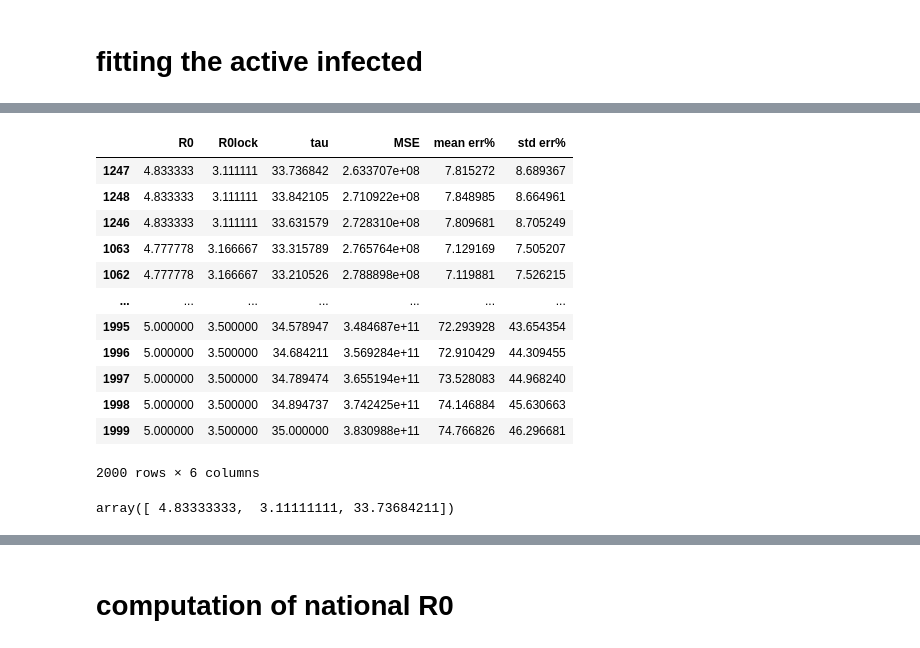
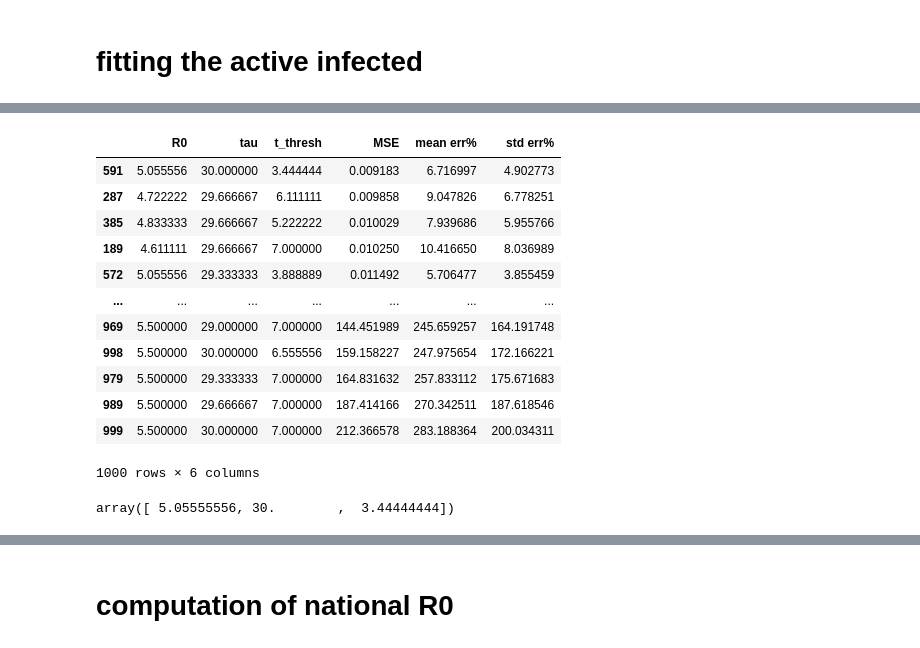
Before and after one commit to apalladi/datascienceprojects, a Jupyter notebook: covid19/main-code.ipynb, the cells around one changed output, grey strips where cells are left out. Cells and saved outputs as stored; diff of their text form; code cells hidden in the pictures.

```diff
--- a/covid19/main-code.ipynb
+++ b/covid19/main-code.ipynb
@@ -115,13 +131,13 @@ def SIR(N,beta,gamma,I0=1,R0=0,t=np.arange(0,365)):
 ### definition of SIR 2.0
 # %%
 # The SIR model differential equations.
-def deriv_SIR_2(y, t, N, beta1,gamma,beta2,tau=10**6):
+def deriv_SIR_2(y, t, N, beta1,gamma,tau=10**6,t_thresh=14):
     S,I,R = y
 
-    if t<=14:      # il lockdown nazionale inizia al 14° giorno
+    if t<=t_thresh:      # il lockdown nazionale inizia al 14° giorno
         B=beta1
     else:
-        B=beta2*np.exp(-(t-14)/tau)
+        B=beta1*np.exp(-(t-t_thresh)/tau)
 
     dSdt = -(B*I/N)*S
     dIdt = (B*S/N)*I - gamma*I
@@ -130,7 +146,7 @@ def deriv_SIR_2(y, t, N, beta1,gamma,beta2,tau=10**6):
     return dSdt, dIdt, dRdt
 
 
-def SIR_2(N,beta1,gamma,beta2,tau=10**6,I0=1,R0=0,t=np.arange(0,365)):
+def SIR_2(N,beta1,gamma,tau=10**6,t_thresh=14,I0=1,R0=0,t=np.arange(0,365)):
     # Definition of the initial conditions
     # I0 and R0 denotes the number of initial infected people (I0)
     # and the number of people that recovered and are immunized (R0)
@@ -143,7 +159,7 @@ def SIR_2(N,beta1,gamma,beta2,tau=10**6,I0=1,R0=0,t=np.arange(0,365)):
     y0 = S0, I0, R0
 
     # Integrate the SIR equations over the time grid, t.
-    ret = odeint(deriv_SIR_2, y0, t, args=(N,beta1,gamma,beta2,tau))
+    ret = odeint(deriv_SIR_2, y0, t, args=(N,beta1,gamma,tau,t_thresh))
     S, I, R = np.transpose(ret)
 
     return (t,S,I,R)
@@ -152,14 +168,14 @@ def SIR_2(N,beta1,gamma,beta2,tau=10**6,I0=1,R0=0,t=np.arange(0,365)):
 # %%
 # 3 parameter fit for the active infected
 
-def optimizer_adv(R0,R02,tau):
-    fin_result_updated=SIR_2(6*10**7,R0*1/14,1/14,R02*1/14,tau,I0=ydata_inf[0])
-    i_vec=fin_result_updated[2]
+def optimizer_adv(R0,tau,t_thresh):
+    fin_result_updated=SIR_2(6*10**7,R0*1/14,1/14,tau,t_thresh,I0=3*ydata_inf[0])
+    i_vec=fin_result_updated[2]/3
 
-    #pesi=np.exp(-np.arange(len(ydata_inf))/7)
-    #pesi=pesi[::-1]
+    pesi=np.exp(-np.arange(len(ydata_inf))/7)    #
+    pesi=pesi[::-1]
 
-    accuracy=np.sum((ydata_inf-i_vec[0:len(ydata_inf)])**2)   #mean squared error. This is used for the optimization
+    accuracy=np.sum((ydata_inf-i_vec[0:len(ydata_inf)])**2/ydata_inf**2*pesi)   #mean squared error. This is used for the optimization
 
     errperc=np.mean(np.abs((ydata_inf-i_vec[0:len(ydata_inf)])/ydata_inf))*100
     stdperc=np.std(np.abs((ydata_inf-i_vec[0:len(ydata_inf)])/ydata_inf))*100
@@ -167,24 +183,24 @@ def optimizer_adv(R0,R02,tau):
     return accuracy,errperc,stdperc
 # %%
 # grid on 3 parameters
-R0grid=np.linspace(4.5,5,10)
-R02grid=np.linspace(3,3.5,10)
-taugrid=np.linspace(33,35,20)
+R0grid=np.linspace(4.5,5.5,10)
+taugrid=np.linspace(27,30,10)
+ttreshgrid=np.linspace(3,7,10)
 
 res_scan=[]
 counter=0
 counter2=0
-cycle_tot=len(R0grid)*len(R02grid)*len(taugrid)
+cycle_tot=len(R0grid)*len(taugrid)*len(ttreshgrid)
 
 time1=pctime.time()
 
 # minimization
 
 for r in R0grid:
-    for r2 in R02grid:
-        for tau in taugrid:
-            opt_res=optimizer_adv(r,r2,tau)
-            res_scan.append([r,r2,tau,opt_res[0],opt_res[1],opt_res[2]])
+    for tau in taugrid:
+        for tt in ttreshgrid:
+            opt_res=optimizer_adv(r,tau,tt)
+            res_scan.append([r,tau,tt,opt_res[0],opt_res[1],opt_res[2]])
             counter=counter+1
             counter2=counter2+1
             if counter2==cycle_tot/10:
@@ -207,27 +223,27 @@ completed  90.0 %. Remaining time  1.8 sec
 completed  100.0 %. Remaining time  0.0 sec
 # %%
 df_res_scan=pd.DataFrame(res_scan)
-df_res_scan.columns=['R0','R0lock','tau','MSE','mean err%','std err%']
+df_res_scan.columns=['R0','tau','t_thresh','MSE','mean err%','std err%']
 
 df_res_scan.sort_values(by='MSE')
 # %% [output]
-|  | R0 | R0lock | tau | MSE | mean err% | std err% |
-| 1247 | 4.833333 | 3.111111 | 33.736842 | 2.633707e+08 | 7.815272 | 8.689367 |
-| 1248 | 4.833333 | 3.111111 | 33.842105 | 2.710922e+08 | 7.848985 | 8.664961 |
-| 1246 | 4.833333 | 3.111111 | 33.631579 | 2.728310e+08 | 7.809681 | 8.705249 |
-| 1063 | 4.777778 | 3.166667 | 33.315789 | 2.765764e+08 | 7.129169 | 7.505207 |
-| 1062 | 4.777778 | 3.166667 | 33.210526 | 2.788898e+08 | 7.119881 | 7.526215 |
+|  | R0 | tau | t_thresh | MSE | mean err% | std err% |
+| 591 | 5.055556 | 30.000000 | 3.444444 | 0.009183 | 6.716997 | 4.902773 |
+| 287 | 4.722222 | 29.666667 | 6.111111 | 0.009858 | 9.047826 | 6.778251 |
+| 385 | 4.833333 | 29.666667 | 5.222222 | 0.010029 | 7.939686 | 5.955766 |
+| 189 | 4.611111 | 29.666667 | 7.000000 | 0.010250 | 10.416650 | 8.036989 |
+| 572 | 5.055556 | 29.333333 | 3.888889 | 0.011492 | 5.706477 | 3.855459 |
 | ... | ... | ... | ... | ... | ... | ... |
-| 1995 | 5.000000 | 3.500000 | 34.578947 | 3.484687e+11 | 72.293928 | 43.654354 |
-| 1996 | 5.000000 | 3.500000 | 34.684211 | 3.569284e+11 | 72.910429 | 44.309455 |
-| 1997 | 5.000000 | 3.500000 | 34.789474 | 3.655194e+11 | 73.528083 | 44.968240 |
-| 1998 | 5.000000 | 3.500000 | 34.894737 | 3.742425e+11 | 74.146884 | 45.630663 |
-| 1999 | 5.000000 | 3.500000 | 35.000000 | 3.830988e+11 | 74.766826 | 46.296681 |
+| 969 | 5.500000 | 29.000000 | 7.000000 | 144.451989 | 245.659257 | 164.191748 |
+| 998 | 5.500000 | 30.000000 | 6.555556 | 159.158227 | 247.975654 | 172.166221 |
+| 979 | 5.500000 | 29.333333 | 7.000000 | 164.831632 | 257.833112 | 175.671683 |
+| 989 | 5.500000 | 29.666667 | 7.000000 | 187.414166 | 270.342511 | 187.618546 |
+| 999 | 5.500000 | 30.000000 | 7.000000 | 212.366578 | 283.188364 | 200.034311 |
-2000 rows × 6 columns
+1000 rows × 6 columns
 # %%
 par_ideal=np.array(df_res_scan.sort_values(by='MSE').iloc[0,0:])
 
 par_ideal[0:3]
 # %% [output]
-array([ 4.83333333,  3.11111111, 33.73684211])
+array([ 5.05555556, 30.        ,  3.44444444])
 # %%
```
Also changed, not shown: parts of 16 cells of this notebook, 27 other files.
